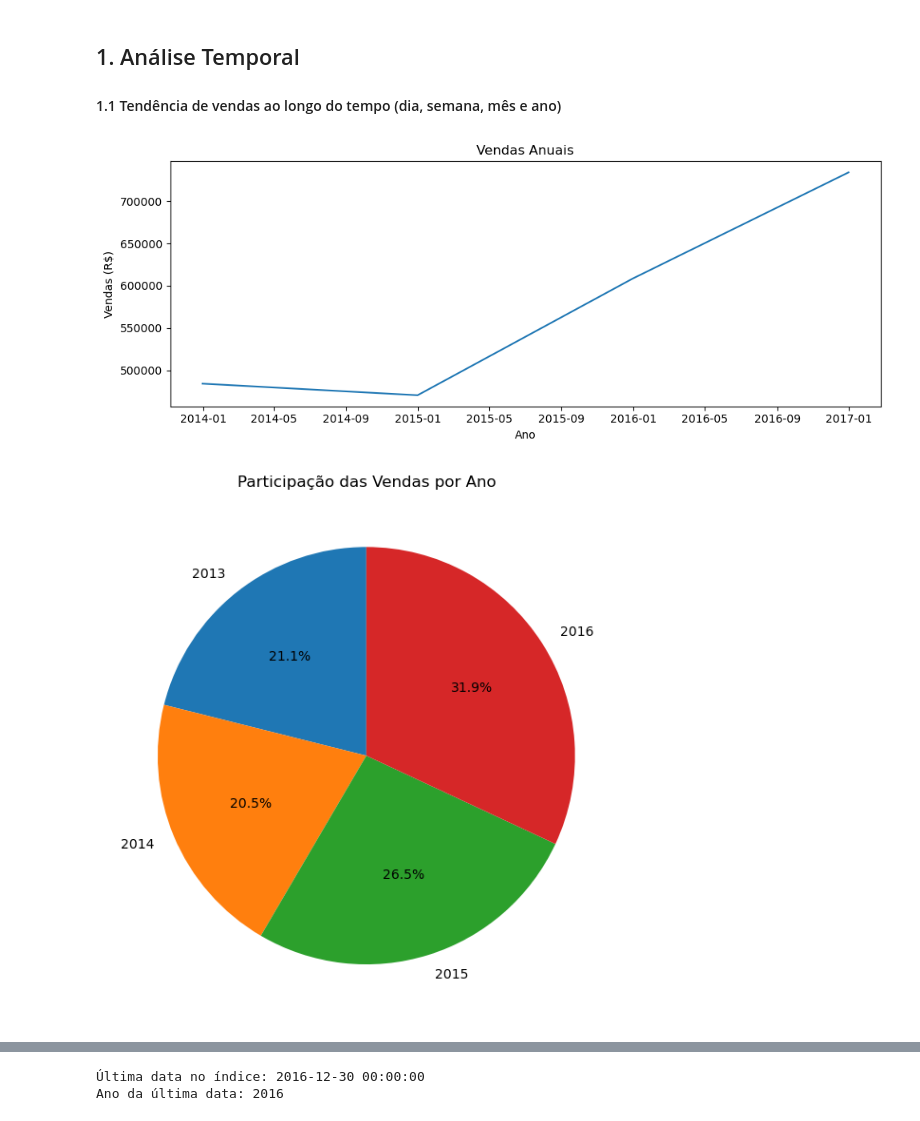
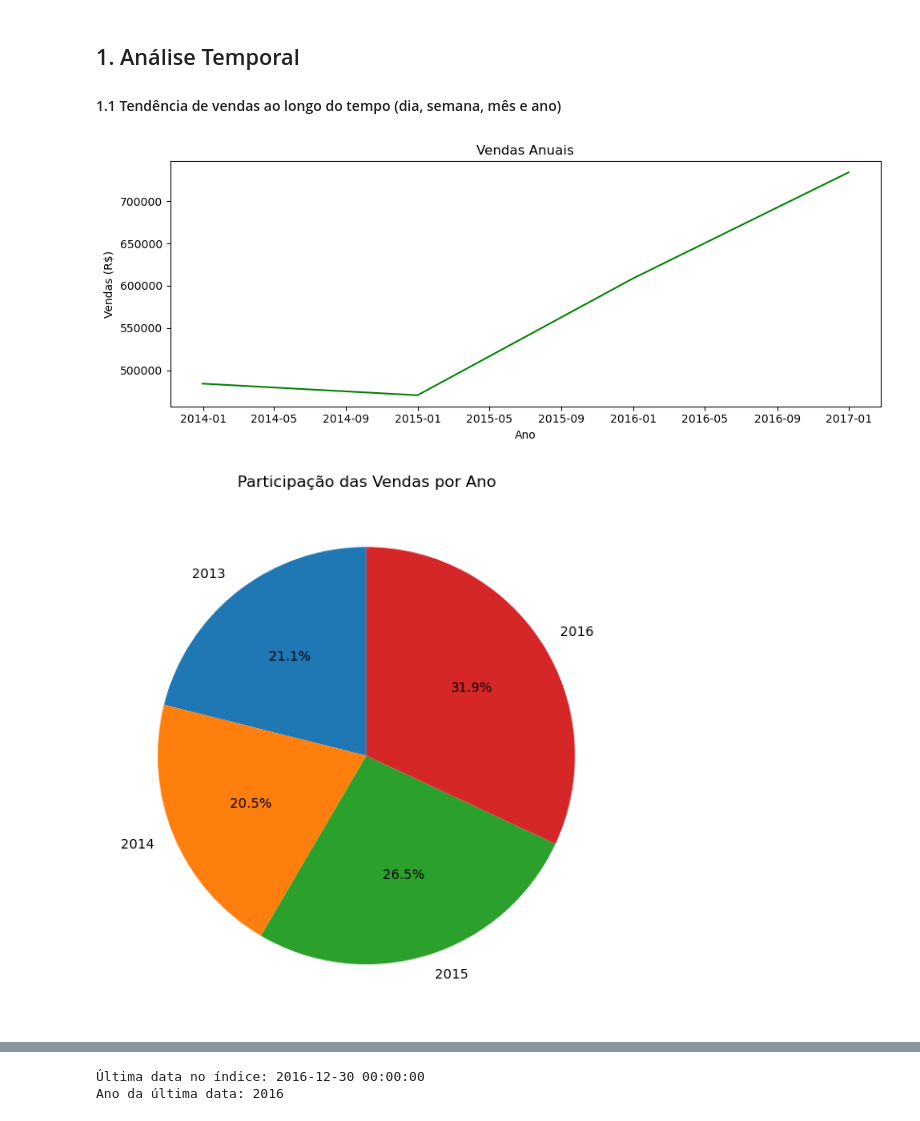
Before and after one commit to liviagcarvalho/Analise-de-Dados-Jr.---Livia-e-Joao, a Jupyter notebook: analises/1_AnaliseTemporal.ipynb, the cells around one changed output, grey strips where cells are left out. Drawn from its saved outputs; the diff is of its cells as text; code cells hidden in the pictures.

```diff
--- a/analises/1_AnaliseTemporal.ipynb
+++ b/analises/1_AnaliseTemporal.ipynb
@@ -80,35 +80,35 @@ df = df.set_index('data_pedido').sort_index() #ele pega a coluna pedido_date (qu
 
 #Separando vendas em diárias, semanais, mensais e anuais
 vendas_diarias = df['vendas'].resample('D').sum()
 vendas_semanais = df['vendas'].resample('W-MON').sum()
 vendas_mensais = df['vendas'].resample('M').sum()
 vendas_anuais = df['vendas'].resample('Y').sum()
 
 #ANALISE ANUAL
 #Função para gerar gráfico das series
 def plot_series(serie, title, xlabel):
     plt.figure(figsize=(10,4))
-    plt.plot(serie.index, serie.values)
+    plt.plot(serie.index, serie.values, color='green')
     plt.title(title)
     plt.xlabel(xlabel)
     plt.ylabel('Vendas (R$)')
     plt.tight_layout()
     plt.show()
 
 plot_series(vendas_anuais,    'Vendas Anuais',     'Ano')
 
 # Gráfico Anual em Pizza
 plt.figure(figsize=(6,6))
 # rótulos = ano como string
 anos = vendas_anuais.index.year.astype(str)
 valores = vendas_anuais.values
 
 plt.pie(valores, labels=anos, autopct='%1.1f%%', startangle=90)
 plt.title('Participação das Vendas por Ano')
 plt.tight_layout()
 plt.show()
 # %% [output]
-[figure, old version]
+[figure, new version]
 [figure]
 # %%
 #ANALISE MENSAL
```
Also changed, not shown: parts of 4 cells of this notebook, 2 other files.
